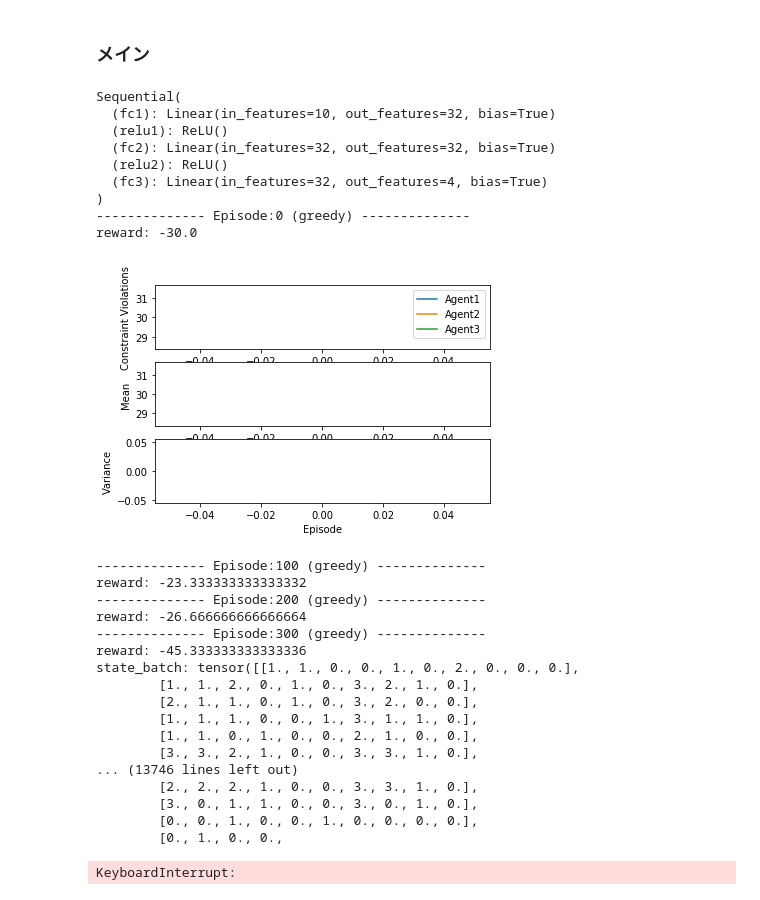
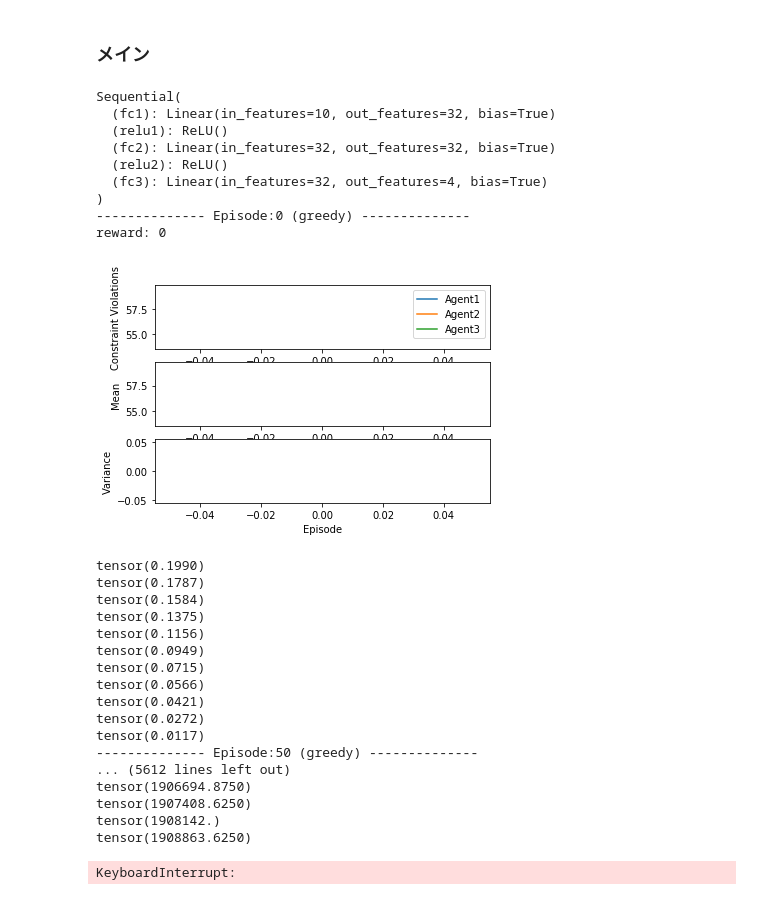
Before and after one commit to lighthouse117/deep-reinforcement-learning, a Jupyter notebook: food_allocation/dqn/food_dqn.ipynb, the cells around one changed output. Saved outputs shown, nothing was run; the diff lists cells and outputs as text; code cells hidden in the pictures.

```diff
--- a/food_allocation/dqn/food_dqn.ipynb
+++ b/food_allocation/dqn/food_dqn.ipynb
@@ -52,13 +52,13 @@ class Progress(IntEnum):
 # %%
 # 学習用パラメータ
 NUM_EPISODES = 2001
-MAX_STEPS = 100
-GREEDY_CYCLE = 100
+MAX_STEPS = 30
+GREEDY_CYCLE = 50
 
 GAMMA = 0.98
 
 INITIAL_EPSILON = 1.0
-MINIMUM_EPSILON = 0.5
+MINIMUM_EPSILON = 1.0
 EPSILON_DELTA = (INITIAL_EPSILON - MINIMUM_EPSILON) / (NUM_EPISODES * 0.95)
 
 ALPHA = 0.001
@@ -284,13 +292,13 @@ class Agent:
 
 
 
-    def learn(self):
+    def learn(self, greedy):
         # if state == state_next:
         #     if greedy:
         #         print(f"{self.name}: 状態が変化していません", file=self.f)
         # else:
         #     self.brain.replay()
-        self.brain.replay()
+        self.brain.replay(greedy)
 
 
 
@@ -315,12 +323,21 @@ class Agent:
         return action
 
 
-    def memorize(self, state, action, state_next, reward):
+    def memorize(self, state, action, state_next, reward, greedy):
         '''memoryオブジェクトに、state, action, state_next, rewardの内容を保存する'''
         if state == state_next:
             if greedy:
                 print(f"{self.name}: 状態が変化していません", file=self.f)
         else:
+            if greedy:
+                print("--- メモリに保存 ---", file=self.f)
+                print("現在の状態: ", file=self.f)
+                self.print_state(state)
+                print(f"とった行動: {action}", file=self.f)
+                print("次の状態: ", file=self.f)
+                self.print_state(state_next)
+                print(f"獲得した報酬: {reward}", file=self.f)
+                print("-----------------", file=self.f)
             self.brain.memory.push(state, action, state_next, reward)
 
 
@@ -523,7 +540,8 @@ class Environment:
             std = np.std(violations)
             # print(f"std: {std}")
 
-            reward = - (target_agent.get_violation() + std)
+            # reward = - (target_agent.get_violation() + std)
+            reward = 0
             # print(f"reward: {reward}")
 
             # - (制約違反度の平均+標準偏差)　統一
@@ -543,8 +561,8 @@ class Environment:
             reward = -1
             # reward = 0
 
-        # if (abs(reward) > 100):
-        #     print(reward)
+        if (abs(reward) > 100):
+            print(reward)
 
 
         return reward
@@ -558,6 +576,8 @@ class Environment:
 # %% [markdown]
 ### メイン
 # %%
+
+
 np.set_printoptions(precision=5, floatmode='maxprec_equal')
 np.set_printoptions(suppress=True)
 
@@ -713,8 +733,8 @@ for episode in range(NUM_EPISODES):
             reward = env.get_reward(agent, episode_terminal, greedy)
 
             if old_states is not None:
-                agent.memorize(old_states[index], old_actions[index], state, reward)
-                agent.learn()
+                agent.memorize(old_states[index], old_actions[index], state, reward, greedy)
+                agent.learn(greedy)
 
             if episode_terminal:
                 if greedy:
@@ -801,50 +821,50 @@ for episode in range(NUM_EPISODES):
 # print(f"発見したエピソード: {optimal_episode}")
 
 end_time = datetime.datetime.now()
 print("\n終了時刻: {0:%Y/%m/%d %H:%M:%S}".format(end_time), file=f)
 
 figure_name = f"figure_{file_name_time}.png"
 figure_path = os.path.join(DIR_PATH, "figures", figure_name)
 plt.savefig(figure_path)
 
 # csv_name = f"data_{file_name_time}.csv"
 # csv_path = os.path.join(DIR_PATH, "data", csv_name)
 # with open(csv_path, "w", newline='', encoding="UTF-8") as csv_f:
 #     writer = csv.writer(csv_f)
 #     writer.writerow(["Episode", "Distance"])
 #     writer.writerows(self.result)
 
 print("\n\n終了")
 
 plt.show()
 
 f.close()
 # %% [output]
 Sequential(
   (fc1): Linear(in_features=10, out_features=32, bias=True)
   (relu1): ReLU()
   (fc2): Linear(in_features=32, out_features=32, bias=True)
   (relu2): ReLU()
   (fc3): Linear(in_features=32, out_features=4, bias=True)
 )
 -------------- Episode:0 (greedy) --------------
-reward: -30.0
+reward: 0
-[figure, old version]
+[figure, new version]
--------------- Episode:100 (greedy) --------------
-reward: -23.333333333333332
--------------- Episode:200 (greedy) --------------
-reward: -26.666666666666664
--------------- Episode:300 (greedy) --------------
-reward: -45.333333333333336
-state_batch: tensor([[1., 1., 0., 0., 1., 0., 2., 0., 0., 0.],
-        [1., 1., 2., 0., 1., 0., 3., 2., 1., 0.],
-        [2., 1., 1., 0., 1., 0., 3., 2., 0., 0.],
-        [1., 1., 1., 0., 0., 1., 3., 1., 1., 0.],
-        [1., 1., 0., 1., 0., 0., 2., 1., 0., 0.],
-        [3., 3., 2., 1., 0., 0., 3., 3., 1., 0.],
-... (13746 lines left out)
-        [2., 2., 2., 1., 0., 0., 3., 3., 1., 0.],
-        [3., 0., 1., 1., 0., 0., 3., 0., 1., 0.],
-        [0., 0., 1., 0., 0., 1., 0., 0., 0., 0.],
-        [0., 1., 0., 0.,
+tensor(0.1990)
+tensor(0.1787)
+tensor(0.1584)
+tensor(0.1375)
+tensor(0.1156)
+tensor(0.0949)
+tensor(0.0715)
+tensor(0.0566)
+tensor(0.0421)
+tensor(0.0272)
+tensor(0.0117)
+-------------- Episode:50 (greedy) --------------
+... (5612 lines left out)
+tensor(1906694.8750)
+tensor(1907408.6250)
+tensor(1908142.)
+tensor(1908863.6250)
 KeyboardInterrupt:
```
Also changed, not shown: parts of 1 cell of this notebook, 3 other files.
